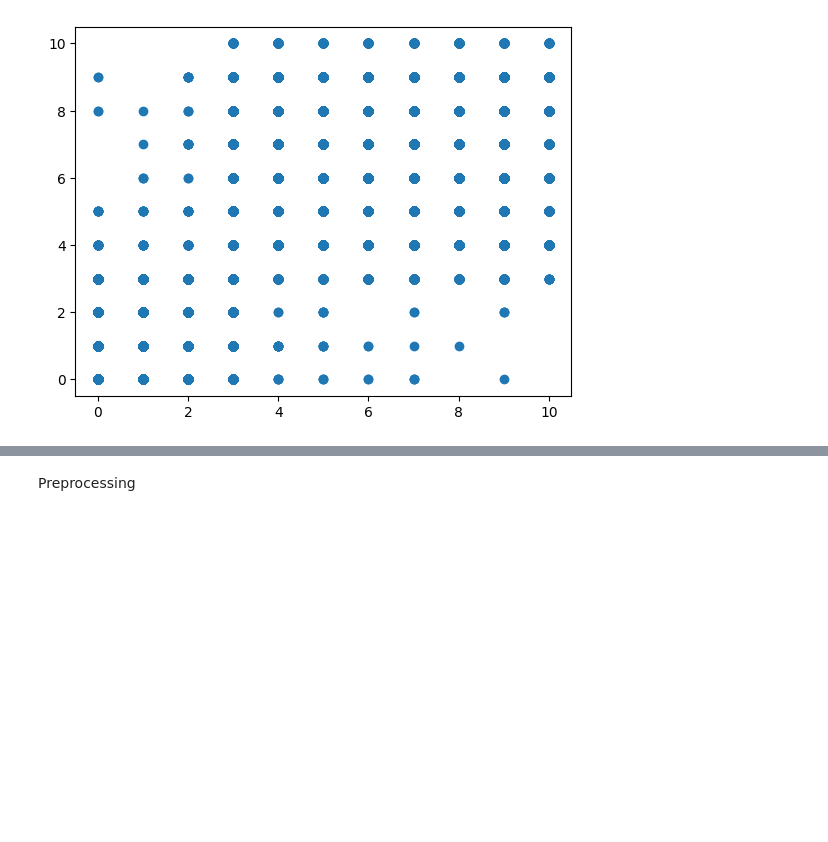
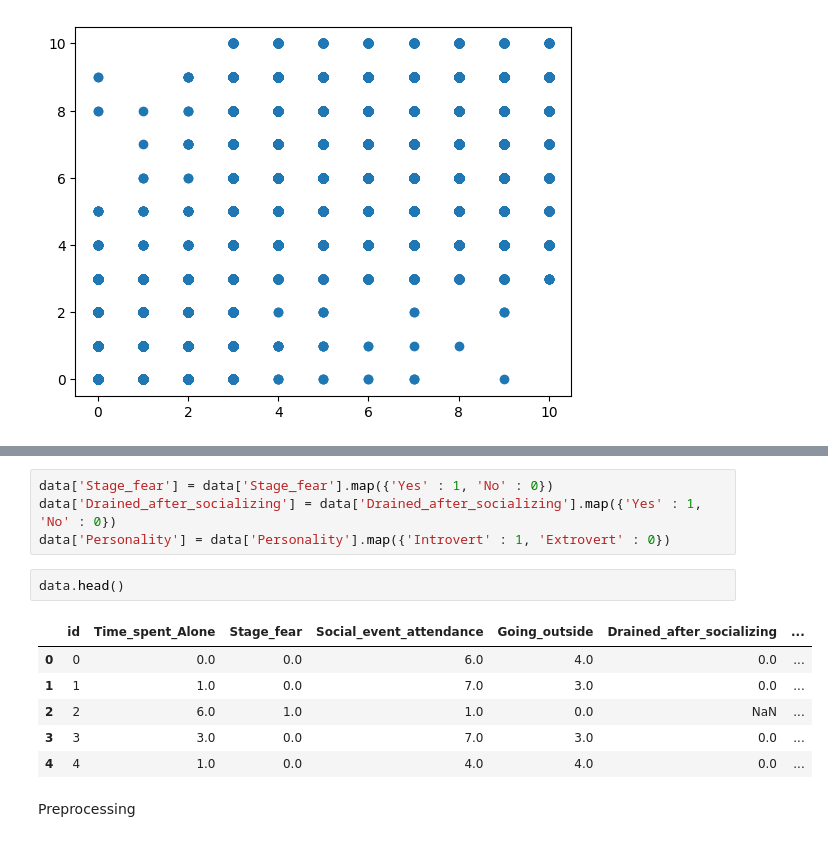
Before and after one commit to shouwiz/Foundations-In-MLP, a Jupyter notebook: DSE_Proj.ipynb, the cells around one changed output, grey strips where cells are left out. Saved outputs shown, nothing was run; the diff lists cells and outputs as text; blank space fills up the shorter version.

```diff
--- a/DSE_Proj.ipynb
+++ b/DSE_Proj.ipynb
@@ -125,3 +136,16 @@ data.drop(columns=["Stage_fear","Drained_after_socializing","Personality","id"])
+# %%
+data['Stage_fear'] = data['Stage_fear'].map({'Yes' : 1, 'No' : 0})
+data['Drained_after_socializing'] = data['Drained_after_socializing'].map({'Yes' : 1, 'No' : 0})
+data['Personality'] = data['Personality'].map({'Introvert' : 1, 'Extrovert' : 0})
+# %%
+data.head()
+# %% [output]
+|  | id | Time_spent_Alone | Stage_fear | Social_event_attendance | Going_outside | Drained_after_socializing | ... |
+| 0 | 0 | 0.0 | 0.0 | 6.0 | 4.0 | 0.0 | ... |
+| 1 | 1 | 1.0 | 0.0 | 7.0 | 3.0 | 0.0 | ... |
+| 2 | 2 | 6.0 | 1.0 | 1.0 | 0.0 | NaN | ... |
+| 3 | 3 | 3.0 | 0.0 | 7.0 | 3.0 | 0.0 | ... |
+| 4 | 4 | 1.0 | 0.0 | 4.0 | 4.0 | 0.0 | ... |
 # %% [markdown]
 Preprocessing
 # %%
```
Also changed, not shown: parts of 18 cells of this notebook.
